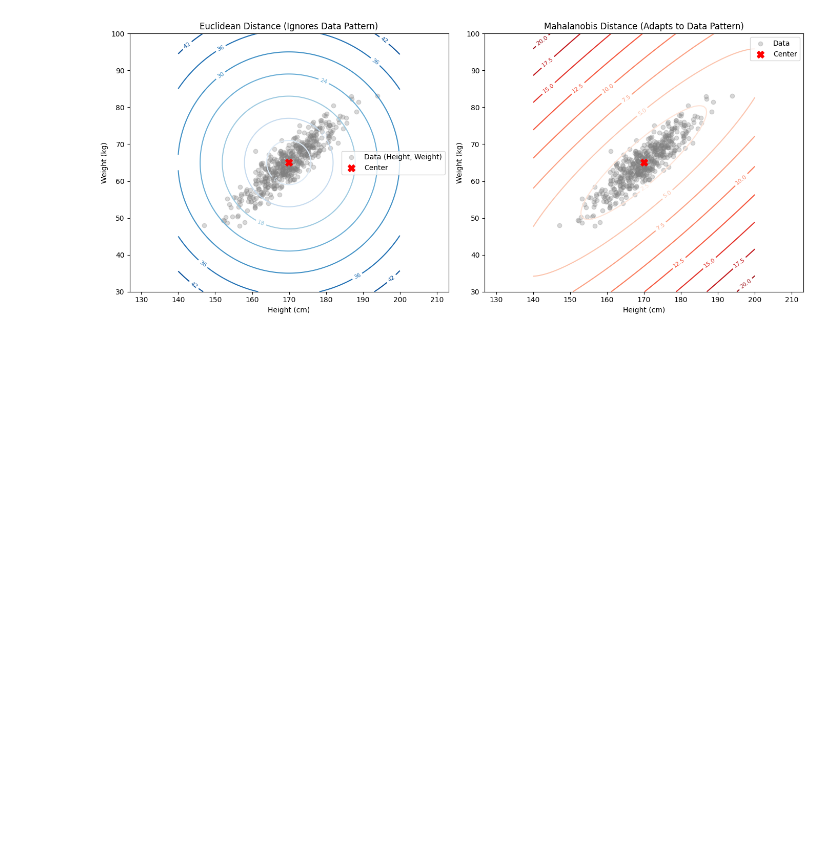
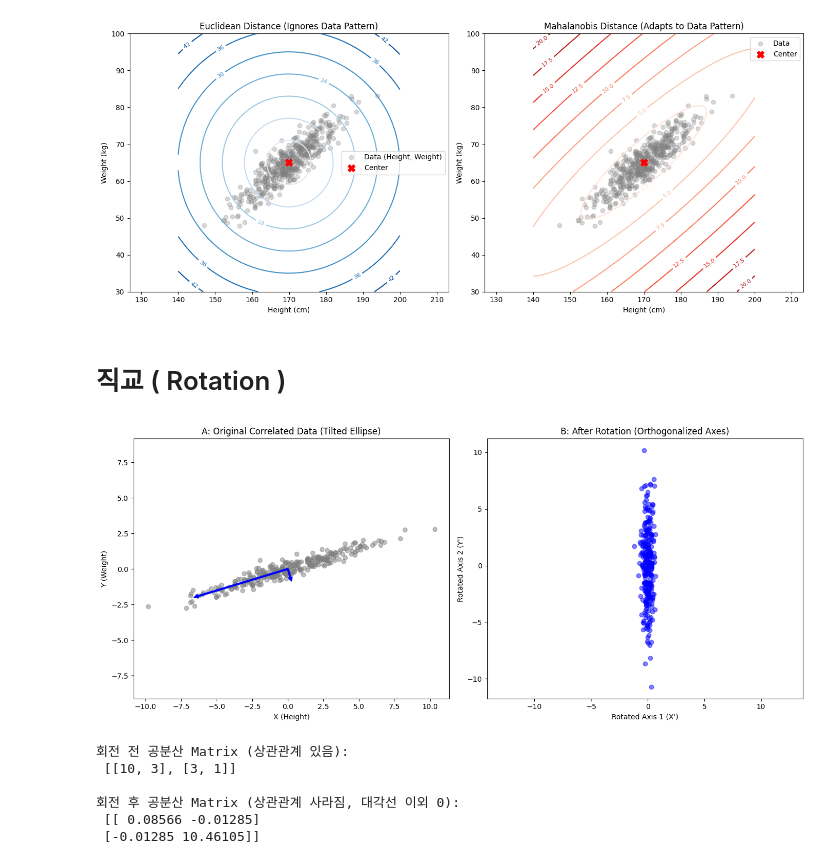
Before and after one commit to hundong2/MathForDeepLearning, a Jupyter notebook: chapter_04/Mahalanobis Distance.ipynb, the cells around one changed output. Saved outputs shown, nothing was run; the diff lists cells and outputs as text; code cells hidden in the pictures; blank space fills up the shorter version.

```diff
--- a/chapter_04/Mahalanobis Distance.ipynb
+++ b/chapter_04/Mahalanobis Distance.ipynb
@@ -188,3 +188,60 @@ plt.tight_layout()
 plt.show()
 # %% [output]
 [figure]
+# %% [markdown]
+# 직교 ( Rotation )
+# %%
+import numpy as np
+import matplotlib.pyplot as plt
+
+# 1. 상관관계가 강한 가상의 데이터 생성 (키와 몸무게 비유)
+np.random.seed(42)
+mean = [0, 0]
+# x분산 10, y분산 1, xy공분산 3 (45도 방향으로 길쭉한 타원)
+cov = [[10, 3], [3, 1]]
+data = np.random.multivariate_normal(mean, cov, 300)
+
+# 2. 고유값 분해(Eigendecomposition)를 통해 회전 화살표(고유벡터) 찾기
+# cov matrix Sigma를 V*D*V^T로 분해. V가 회전 행렬입니다.
+eigenvalues, eigenvectors = np.linalg.eigh(cov)
+
+# 3. 데이터 회전 (상관관계 제거)
+# 원본 데이터에 고유벡터 행렬 V를 곱해서 회전시킵니다.
+rotated_data = data.dot(eigenvectors.T)
+
+# 4. 시각화
+fig, axes = plt.subplots(1, 2, figsize=(14, 6))
+
+# A: 원본 데이터 (기울어진 타원)
+axes[0].scatter(data[:, 0], data[:, 1], alpha=0.5, color='gray')
+axes[0].set_title('A: Original Correlated Data (Tilted Ellipse)')
+axes[0].set_xlabel('X (Height)')
+axes[0].set_ylabel('Y (Weight)')
+# 고유벡터 방향 화살표 그리기
+for i, (ev, length) in enumerate(zip(eigenvectors.T, eigenvalues)):
+    axes[0].arrow(0, 0, ev[0]*np.sqrt(length)*2, ev[1]*np.sqrt(length)*2,
+                   head_width=0.3, head_length=0.3, fc='blue', ec='blue', width=0.1)
+axes[0].axis('equal') # 비율 1:1
+
+# B: 회전된 데이터 (축과 나란해진 타원)
+axes[1].scatter(rotated_data[:, 0], rotated_data[:, 1], alpha=0.5, color='blue')
+axes[1].set_title('B: After Rotation (Orthogonalized Axes)')
+axes[1].set_xlabel("Rotated Axis 1 (X')")
+axes[1].set_ylabel("Rotated Axis 2 (Y')")
+axes[1].axis('equal')
+
+plt.tight_layout()
+plt.show()
+
+# 5. 수학적 확인: 회전 후 공분산 행렬
+rotated_cov = np.cov(rotated_data, rowvar=False)
+print("회전 전 공분산 Matrix (상관관계 있음):\n", cov)
+print("\n회전 후 공분산 Matrix (상관관계 사라짐, 대각선 이외 0):\n", np.round(rotated_cov, 5))
+# %% [output]
+[figure, added]
+회전 전 공분산 Matrix (상관관계 있음):
+ [[10, 3], [3, 1]]
+
+회전 후 공분산 Matrix (상관관계 사라짐, 대각선 이외 0):
+ [[ 0.08566 -0.01285]
+ [-0.01285 10.46105]]
```
Also changed, not shown: 5 other files.
